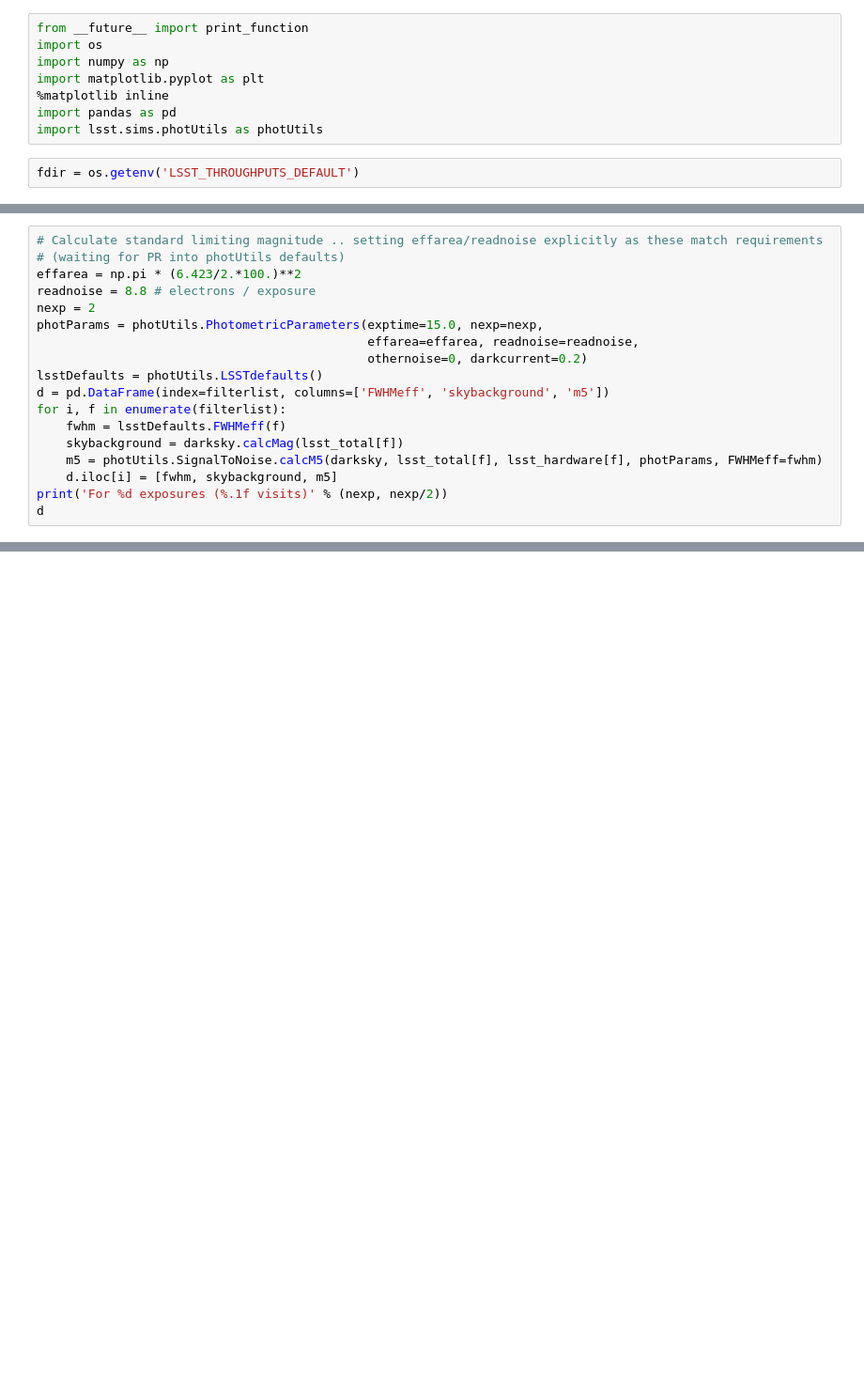
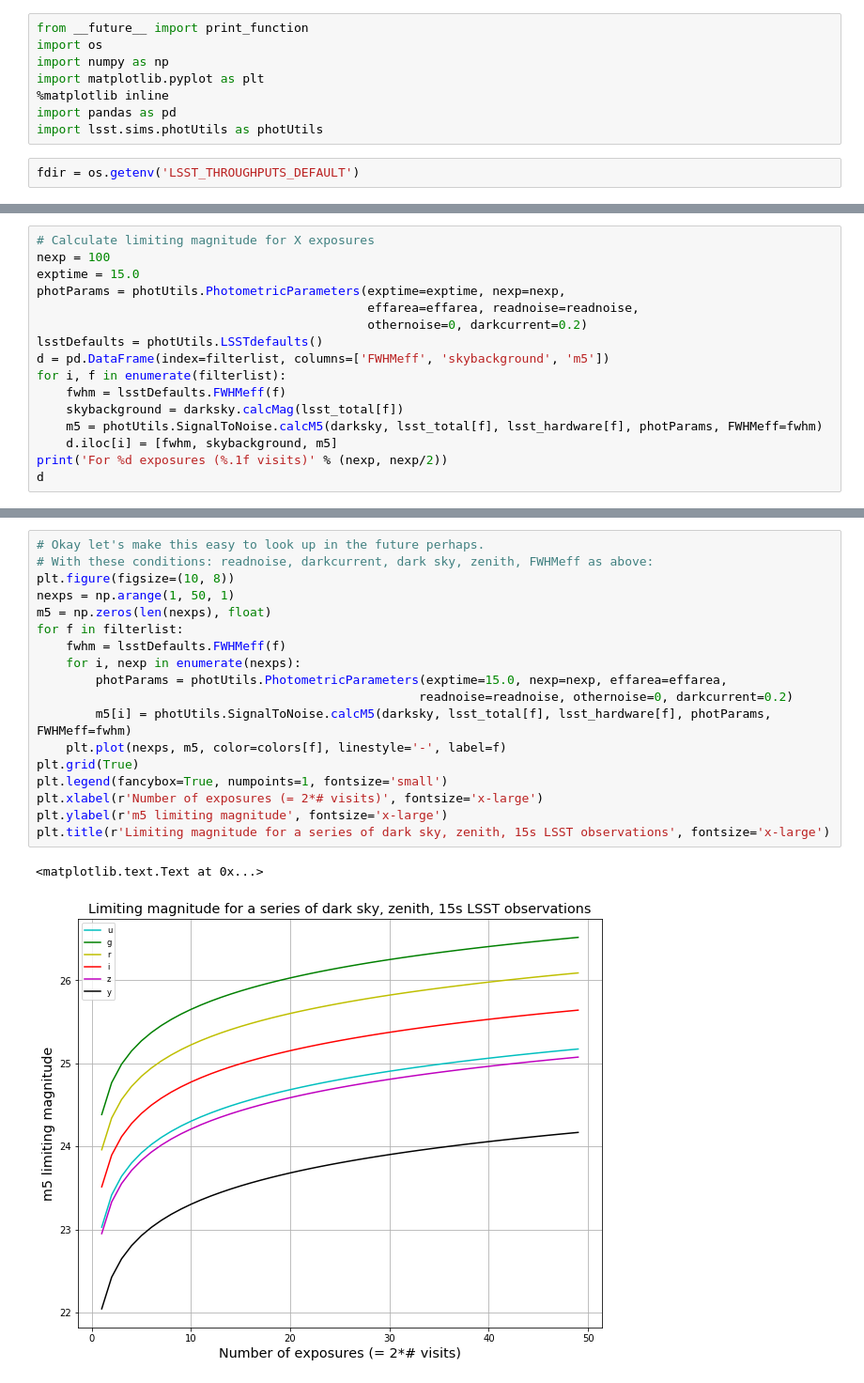
Before and after one commit to lsst/throughputs, a Jupyter notebook: examples/Number of exposures for given m5.ipynb, the cells around one changed output, grey strips where cells are left out. Shown at 94% size. Cells and saved outputs as stored; diff of their text form; blank space fills up the shorter version.

```diff
--- a/examples/Number of exposures for given m5.ipynb
+++ b/examples/Number of exposures for given m5.ipynb
@@ -44,10 +104,8 @@ darksky.readSED_flambda(os.path.join(fdir, 'darksky.dat'))
 # %%
-# Calculate standard limiting magnitude .. setting effarea/readnoise explicitly as these match requirements
-# (waiting for PR into photUtils defaults)
-effarea = np.pi * (6.423/2.*100.)**2
-readnoise = 8.8 # electrons / exposure
-nexp = 2
-photParams = photUtils.PhotometricParameters(exptime=15.0, nexp=nexp,
+# Calculate limiting magnitude for X exposures
+nexp = 100
+exptime = 15.0
+photParams = photUtils.PhotometricParameters(exptime=exptime, nexp=nexp,
                                              effarea=effarea, readnoise=readnoise,
                                              othernoise=0, darkcurrent=0.2)
 lsstDefaults = photUtils.LSSTdefaults()
@@ -128,0 +196,21 @@ Number of dark sky, zenith observations needed to reach given limiting magnitude
+# %%
+# Okay let's make this easy to look up in the future perhaps.
+# With these conditions: readnoise, darkcurrent, dark sky, zenith, FWHMeff as above:
+plt.figure(figsize=(10, 8))
+nexps = np.arange(1, 50, 1)
+m5 = np.zeros(len(nexps), float)
+for f in filterlist:
+    fwhm = lsstDefaults.FWHMeff(f)
+    for i, nexp in enumerate(nexps):
+        photParams = photUtils.PhotometricParameters(exptime=15.0, nexp=nexp, effarea=effarea,
+                                                    readnoise=readnoise, othernoise=0, darkcurrent=0.2)
+        m5[i] = photUtils.SignalToNoise.calcM5(darksky, lsst_total[f], lsst_hardware[f], photParams, FWHMeff=fwhm)
+    plt.plot(nexps, m5, color=colors[f], linestyle='-', label=f)
+plt.grid(True)
+plt.legend(fancybox=True, numpoints=1, fontsize='small')
+plt.xlabel(r'Number of exposures (= 2*# visits)', fontsize='x-large')
+plt.ylabel(r'm5 limiting magnitude', fontsize='x-large')
+plt.title(r'Limiting magnitude for a series of dark sky, zenith, 15s LSST observations', fontsize='x-large')
+# %% [output]
+<matplotlib.text.Text at 0x...>
+[figure, added]
```
Also changed, not shown: parts of 15 cells of this notebook.
